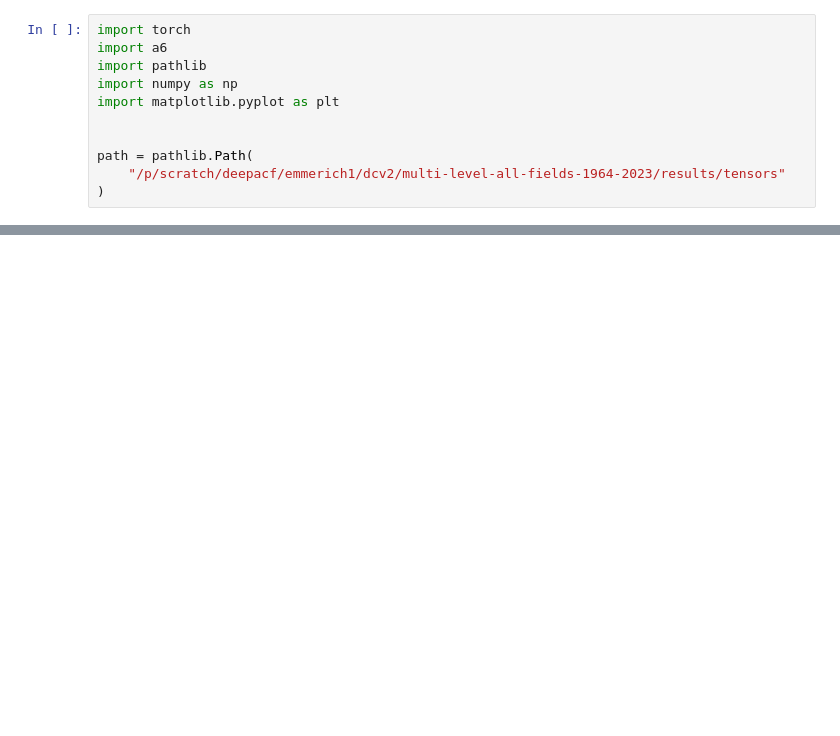
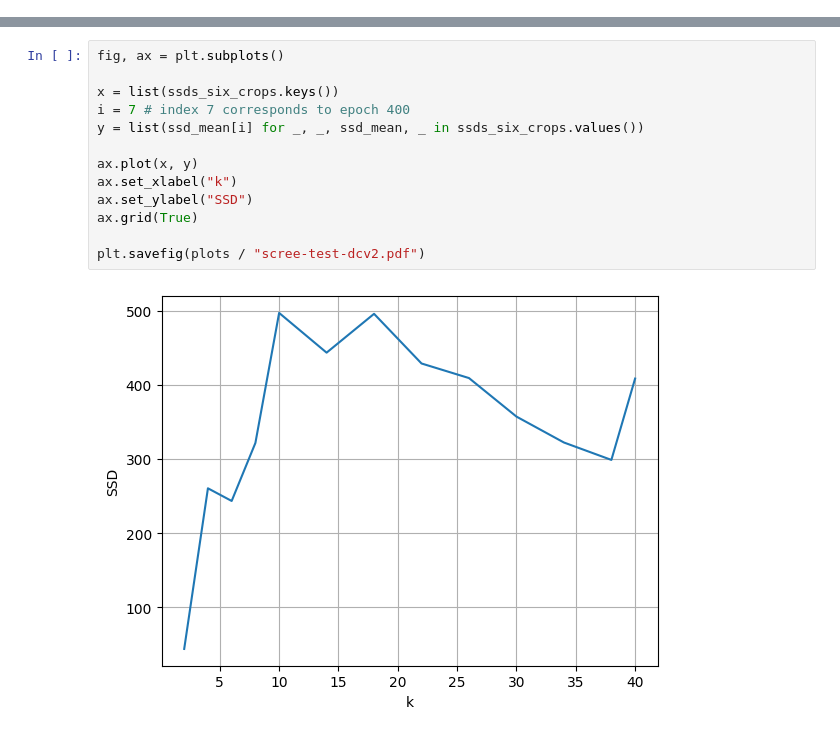
Before and after one commit to 4castRenewables/maelstrom-a6, a Jupyter notebook: notebooks/dcv2_analysis.ipynb, the cells around one changed output, grey strips where cells are left out. Saved outputs shown, nothing was run; the diff lists cells and outputs as text; blank space fills up the shorter version.

```diff
--- a/notebooks/dcv2_analysis.ipynb
+++ b/notebooks/dcv2_analysis.ipynb
@@ -1,11 +0,0 @@
-# %%
-import torch
-import a6
-import pathlib
-import numpy as np
-import matplotlib.pyplot as plt
-
-
-path = pathlib.Path(
-    "/p/scratch/deepacf/emmerich1/dcv2/multi-level-all-fields-1964-2023/results/tensors"
-)
@@ -52,0 +190,15 @@ plt.errorbar(epochs, ssd_mean, ssd_std)
+# %%
+fig, ax = plt.subplots()
+
+x = list(ssds_six_crops.keys())
+i = 7 # index 7 corresponds to epoch 400
+y = list(ssd_mean[i] for _, _, ssd_mean, _ in ssds_six_crops.values())
+
+ax.plot(x, y)
+ax.set_xlabel("k")
+ax.set_ylabel("SSD")
+ax.grid(True)
+
+plt.savefig(plots / "scree-test-dcv2.pdf")
+# %% [output]
+[figure, added]
```
Also changed, not shown: parts of 12 cells of this notebook, 7 other files.
